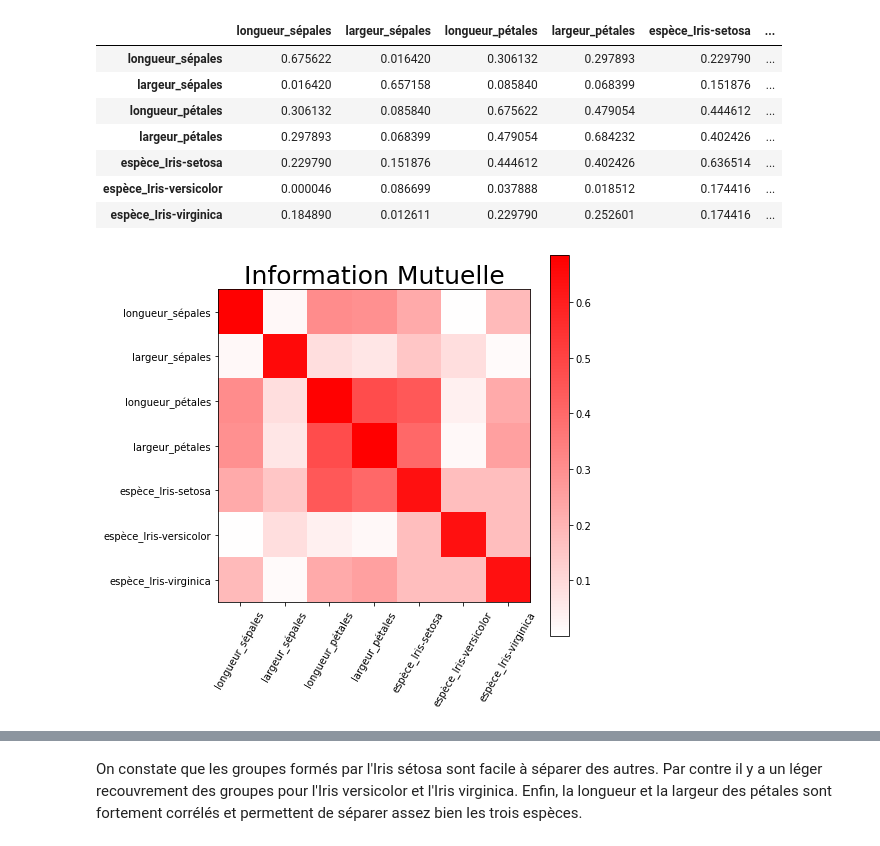
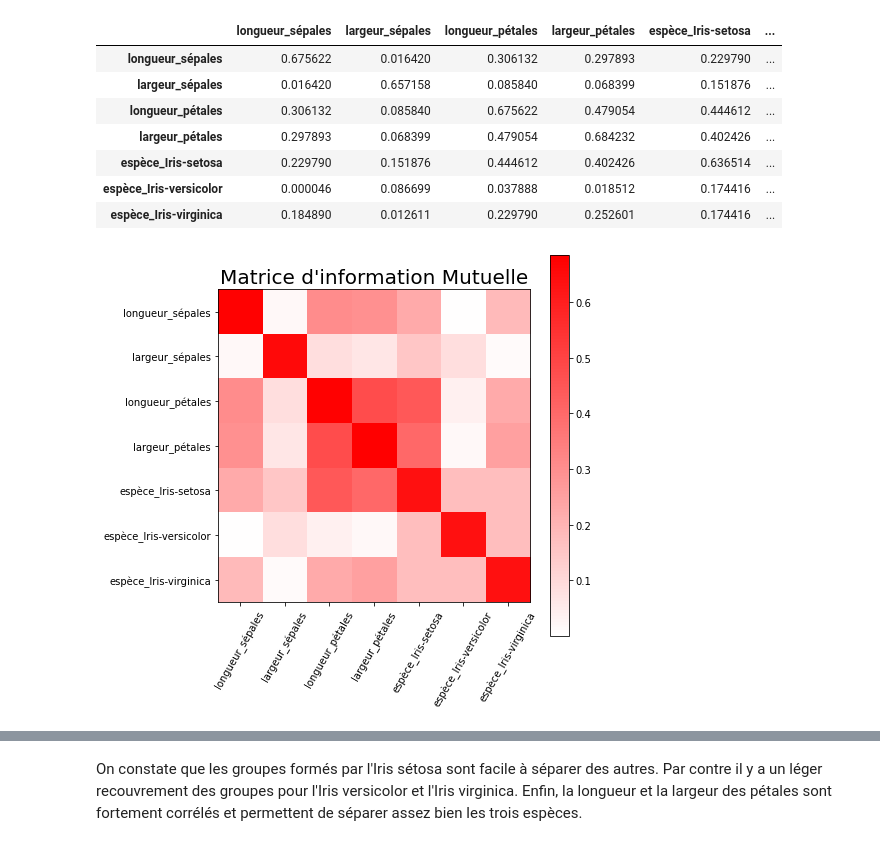
Before and after one commit to ClaudeCoulombe/VIARENA, a Jupyter notebook: Labos/Lab-Iris/Survol-Science_Des_Donnees-Iris.ipynb, the cells around one changed output, grey strips where cells are left out. Saved outputs shown, nothing was run; the diff lists cells and outputs as text; code cells hidden in the pictures.

Commit message:
Corretion mineures à la matrice de nuages de points et à la matrice d'iformation mutuelle

```diff
--- a/Labos/Lab-Iris/Survol-Science_Des_Donnees-Iris.ipynb
+++ b/Labos/Lab-Iris/Survol-Science_Des_Donnees-Iris.ipynb
@@ -811,35 +811,35 @@ class MidpointNormalize(Normalize):
         x, y = [self.vmin, self.midpoint, self.vmax], [0, 0.5, 1]
         return np.ma.masked_array(np.interp(value, x, y))
 
 norm = MidpointNormalize(midpoint=0)
 
 alpha = ["longueur_sépales","largeur_sépales","longueur_pétales","largeur_pétales",
          "espèce_Iris-setosa","espèce_Iris-versicolor","espèce_Iris-virginica"]
 
 fig = plt.figure(figsize=(7,7))
 ax = fig.add_subplot(111)
 cax = ax.matshow(MI_df, norm=norm, cmap='bwr', interpolation='nearest')
 fig.colorbar(cax)
 
 # 2 lignes suivantes, une rustine pour éviter un avertissement
 # UserWarning: FixedFormatter should only be used together with FixedLocator
 # https://stackoverflow.com/questions/63723514/userwarning-fixedformatter-should-only-be-used-together-with-fixedlocator
 ticks_loc = ax.get_xticks().tolist()[:-1]
 ax.xaxis.tick_bottom()
 ax.xaxis.set_major_locator(mticker.FixedLocator(ticks_loc))
 # Afficher les noms des attributs selon l'axe horizontal
 ax.set_xticklabels(['']+alpha,rotation=60)
 
 # 2 lignes suivantes, une rustine pour éviter un avertissement (voir plus haut)
 ticks_loc = ax.get_yticks().tolist()[:-1]
 ax.yaxis.set_major_locator(mticker.FixedLocator(ticks_loc))
 # Afficher les noms des attributs selon l'axe vertical
 ax.set_yticklabels(['']+alpha)
 
-plt.title("Information Mutuelle",fontsize=25)
+plt.title("Matrice d'information Mutuelle",fontsize=20)
 plt.show()
 # %% [output]
-[figure, old version]
+[figure, new version]
 # %% [markdown]
 #### Visualisation de relations avec une matrice de nuage de points
 
```
Also changed, not shown: parts of 2 cells of this notebook.
